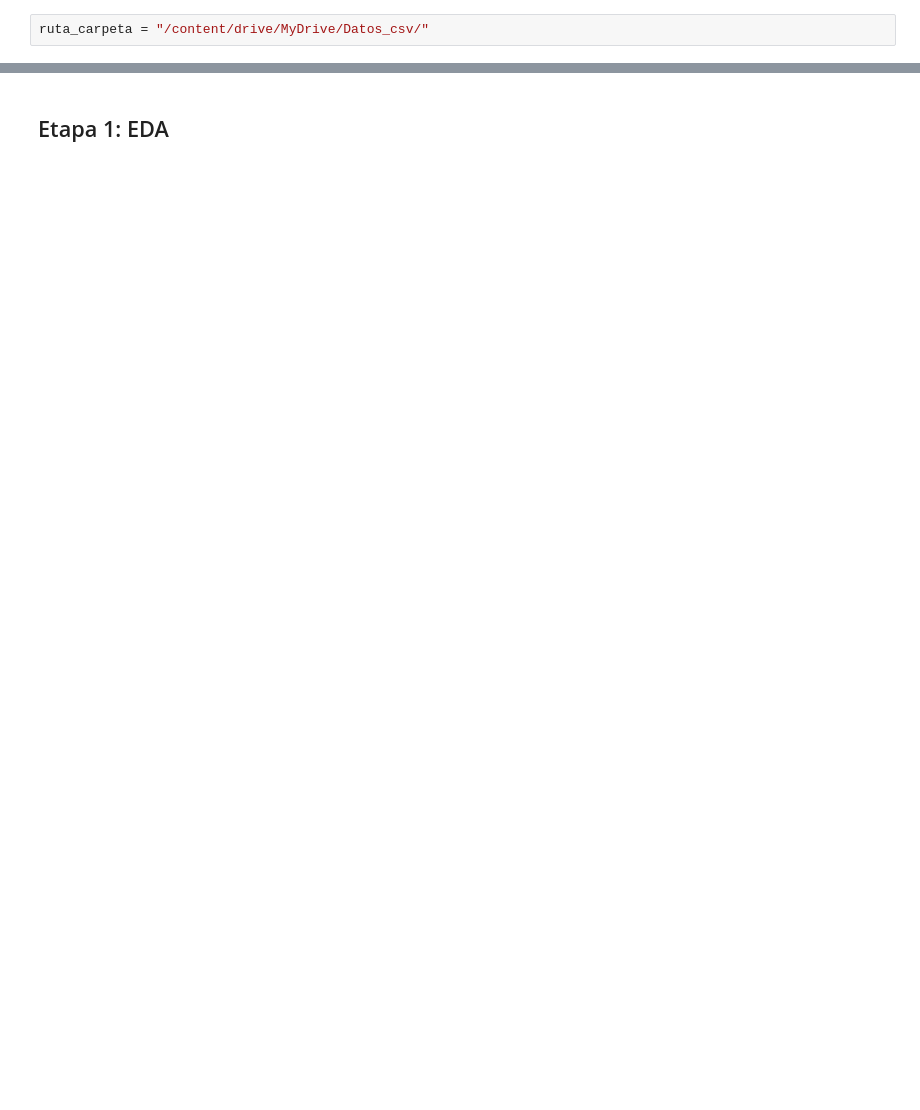
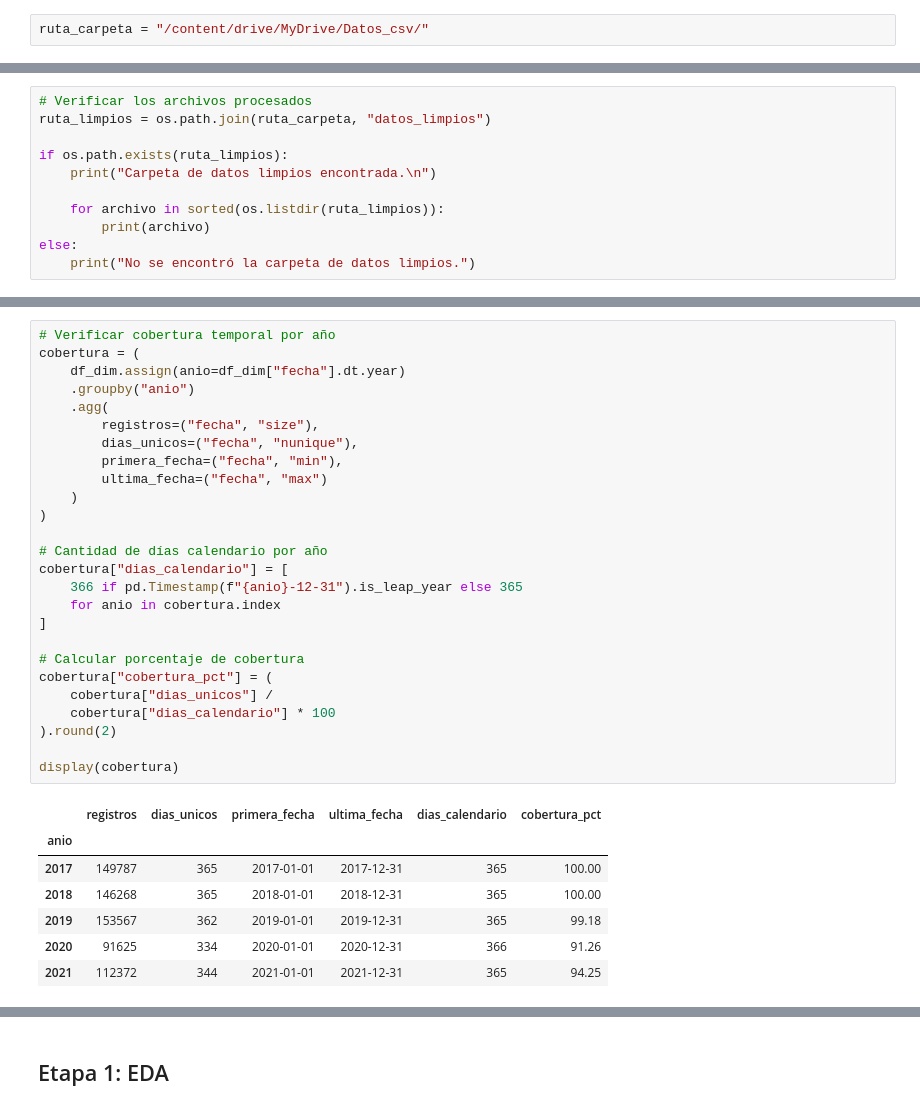
Before and after one commit to ChronosXV/Metodologia_grupo2, a Jupyter notebook: Metodologia_1_Grupo_2_Validado.ipynb, the cells around one changed output, grey strips where cells are left out. Drawn from its saved outputs; the diff is of its cells as text; blank space fills up the shorter version.

```diff
--- a/Metodologia_1_Grupo_2_Validado.ipynb
+++ b/Metodologia_1_Grupo_2_Validado.ipynb
@@ -32,0 +71,11 @@ ruta_carpeta = "/content/drive/MyDrive/Datos_csv/"
+# %%
+# Verificar los archivos procesados
+ruta_limpios = os.path.join(ruta_carpeta, "datos_limpios")
+
+if os.path.exists(ruta_limpios):
+    print("Carpeta de datos limpios encontrada.\n")
+
+    for archivo in sorted(os.listdir(ruta_limpios)):
+        print(archivo)
+else:
+    print("No se encontró la carpeta de datos limpios.")
@@ -32,0 +194,34 @@ ruta_carpeta = "/content/drive/MyDrive/Datos_csv/"
+# %%
+# Verificar cobertura temporal por año
+cobertura = (
+    df_dim.assign(anio=df_dim["fecha"].dt.year)
+    .groupby("anio")
+    .agg(
+        registros=("fecha", "size"),
+        dias_unicos=("fecha", "nunique"),
+        primera_fecha=("fecha", "min"),
+        ultima_fecha=("fecha", "max")
+    )
+)
+
+# Cantidad de días calendario por año
+cobertura["dias_calendario"] = [
+    366 if pd.Timestamp(f"{anio}-12-31").is_leap_year else 365
+    for anio in cobertura.index
+]
+
+# Calcular porcentaje de cobertura
+cobertura["cobertura_pct"] = (
+    cobertura["dias_unicos"] /
+    cobertura["dias_calendario"] * 100
+).round(2)
+
+display(cobertura)
+# %% [output]
+|  | registros | dias_unicos | primera_fecha | ultima_fecha | dias_calendario | cobertura_pct |
+| anio |  |  |  |  |  |  |
+| 2017 | 149787 | 365 | 2017-01-01 | 2017-12-31 | 365 | 100.00 |
+| 2018 | 146268 | 365 | 2018-01-01 | 2018-12-31 | 365 | 100.00 |
+| 2019 | 153567 | 362 | 2019-01-01 | 2019-12-31 | 365 | 99.18 |
+| 2020 | 91625 | 334 | 2020-01-01 | 2020-12-31 | 366 | 91.26 |
+| 2021 | 112372 | 344 | 2021-01-01 | 2021-12-31 | 365 | 94.25 |
```
Also changed, not shown: parts of 22 cells of this notebook.
